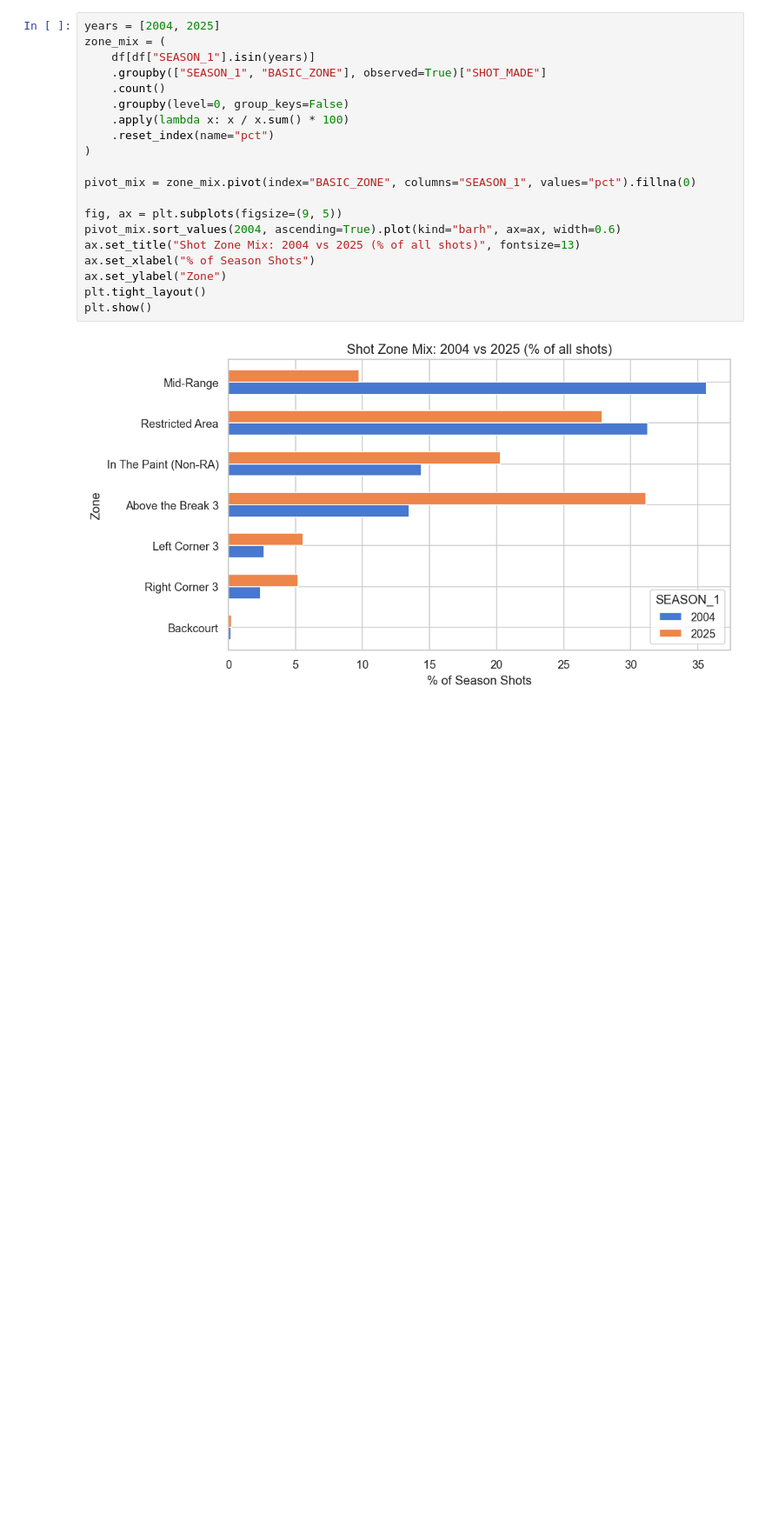
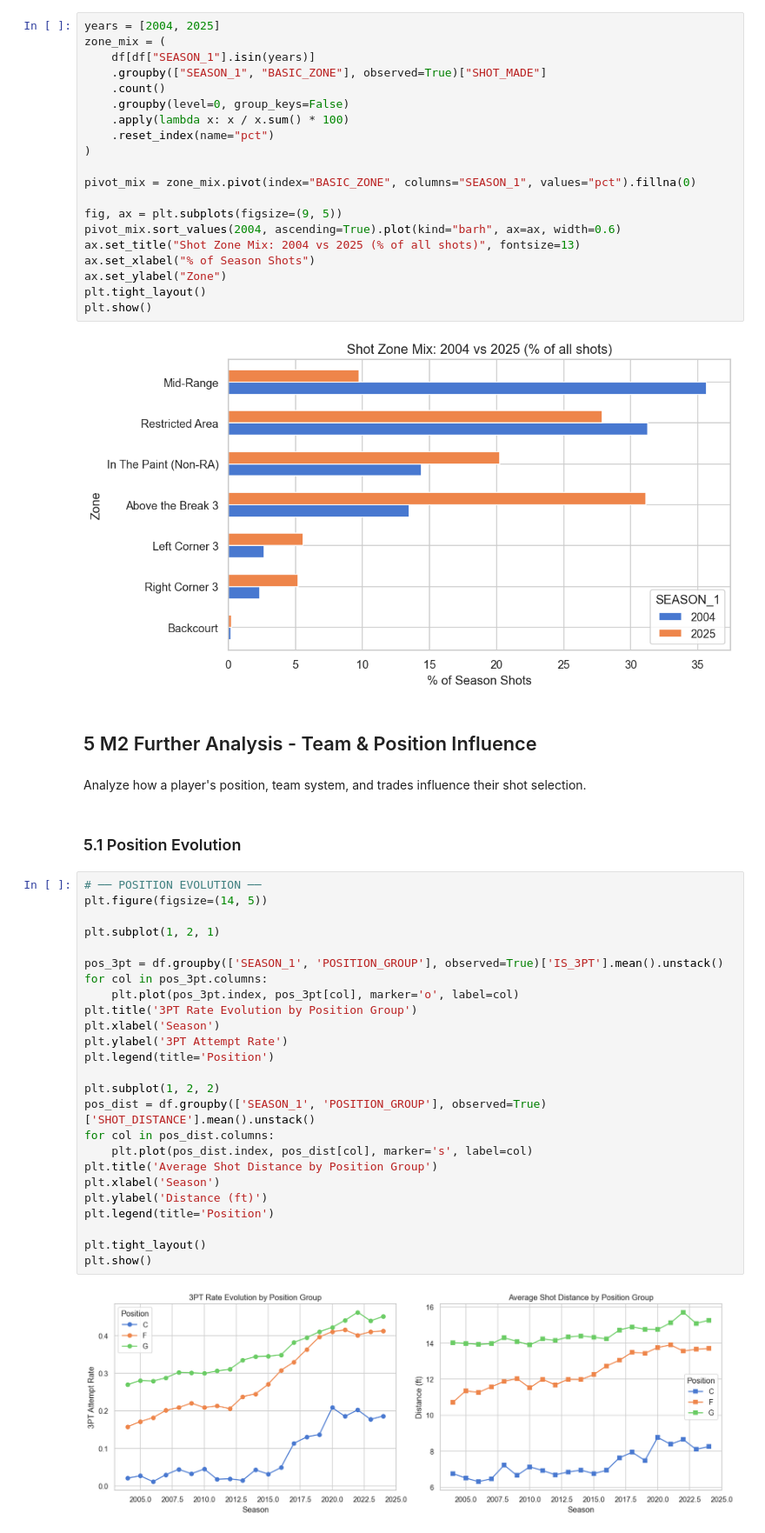
Before and after one commit to com-480-data-visualization/com-480-project-pff, a Jupyter notebook: eda.ipynb, the cells around one changed output. Shown at 87% size. Cells and saved outputs as stored; diff of their text form; blank space fills up the shorter version.

```diff
--- a/eda.ipynb
+++ b/eda.ipynb
@@ -456,3 +456,36 @@ plt.tight_layout()
 plt.show()
 # %% [output]
 [figure]
+# %% [markdown]
+## 5 M2 Further Analysis - Team & Position Influence
+# %% [markdown]
+Analyze how a player's position, team system, and trades influence their shot selection.
+# %% [markdown]
+### 5.1 Position Evolution
+# %%
+# ── POSITION EVOLUTION ──
+plt.figure(figsize=(14, 5))
+
+plt.subplot(1, 2, 1)
+
+pos_3pt = df.groupby(['SEASON_1', 'POSITION_GROUP'], observed=True)['IS_3PT'].mean().unstack()
+for col in pos_3pt.columns:
+    plt.plot(pos_3pt.index, pos_3pt[col], marker='o', label=col)
+plt.title('3PT Rate Evolution by Position Group')
+plt.xlabel('Season')
+plt.ylabel('3PT Attempt Rate')
+plt.legend(title='Position')
+
+plt.subplot(1, 2, 2)
+pos_dist = df.groupby(['SEASON_1', 'POSITION_GROUP'], observed=True)['SHOT_DISTANCE'].mean().unstack()
+for col in pos_dist.columns:
+    plt.plot(pos_dist.index, pos_dist[col], marker='s', label=col)
+plt.title('Average Shot Distance by Position Group')
+plt.xlabel('Season')
+plt.ylabel('Distance (ft)')
+plt.legend(title='Position')
+
+plt.tight_layout()
+plt.show()
+# %% [output]
+[figure, added]
```
Also changed, not shown: parts of 6 cells of this notebook, 1 other file.
